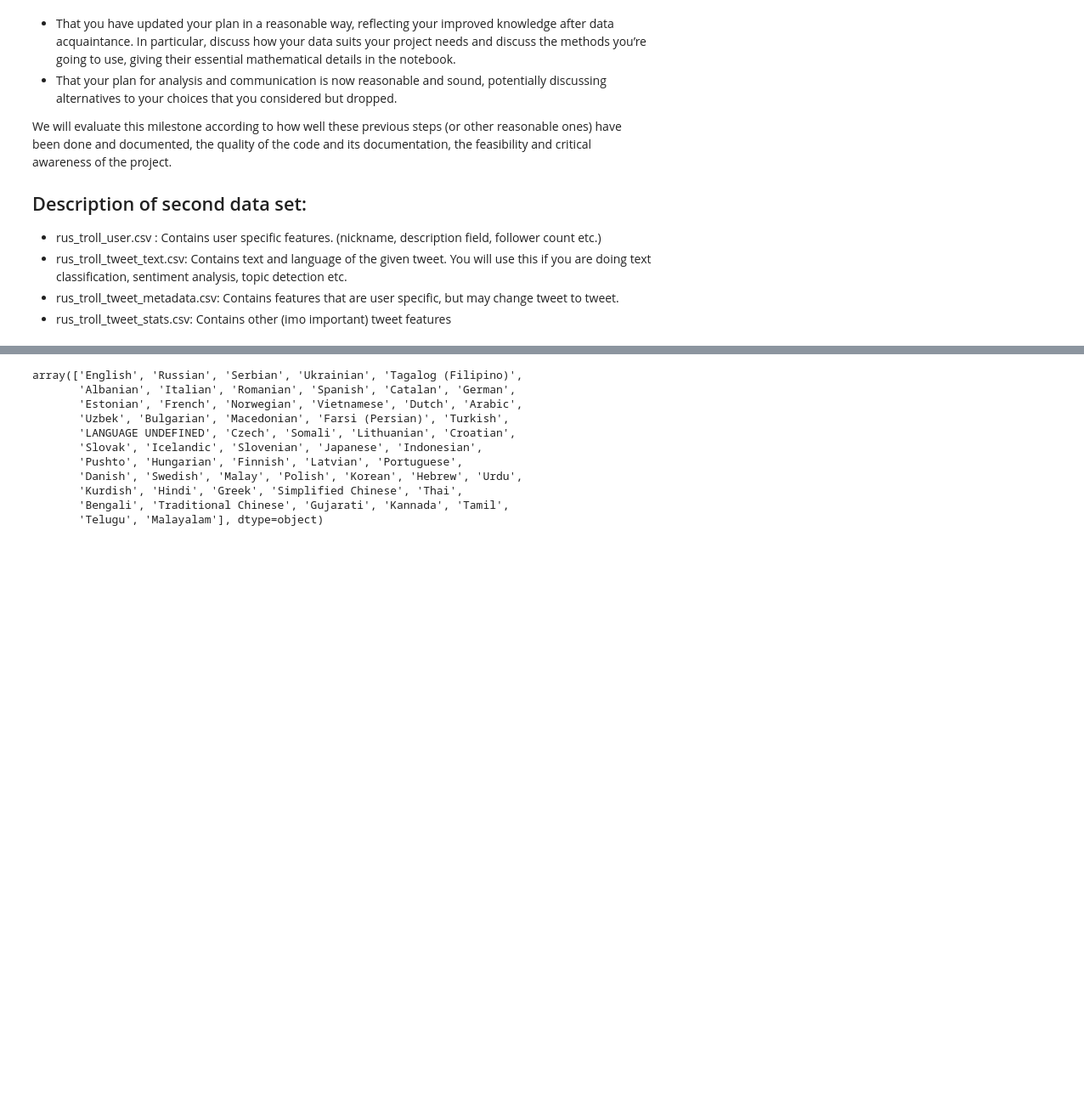
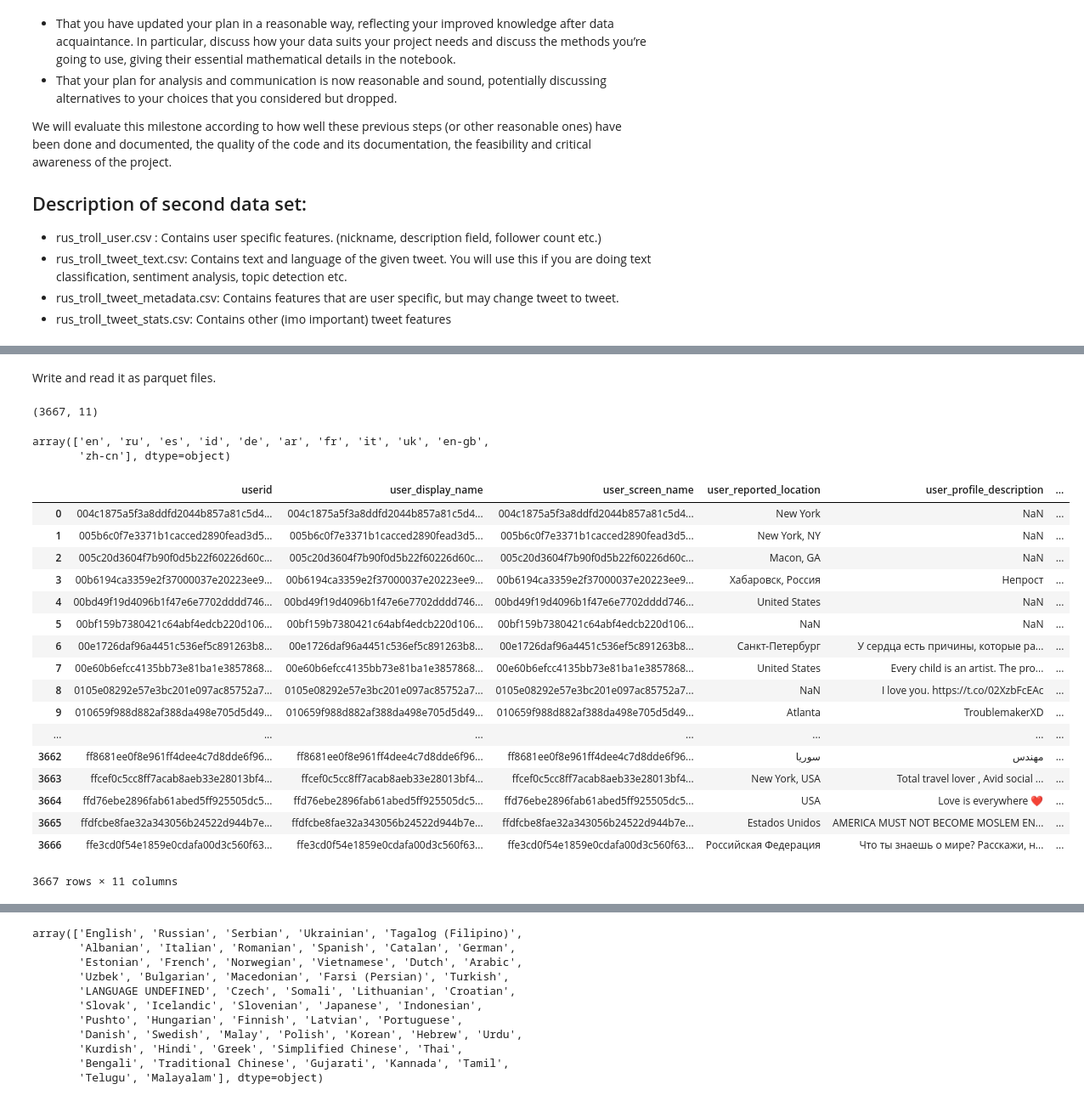
Before and after one commit to haakonms/ADAproject, a Jupyter notebook: TweetProjectSveen.ipynb, the cells around one changed output, grey strips where cells are left out. Shown: that part at 85% size. Cells and saved outputs as stored; diff of their text form; code cells hidden in the pictures; blank space fills up the shorter version.

```diff
--- a/TweetProjectSveen.ipynb
+++ b/TweetProjectSveen.ipynb
@@ -76,7 +79,7 @@ from pyspark.sql.types import *
 # %%
 data_folder = './data/'
 # %%
-zip_file = ZipFile('russian-troll-tweets.zip')
-zip_file_new = ZipFile("ira_tweets_new.zip")
+zip_file = ZipFile('ira_tweets_new.zip')
+zip_file_new = ZipFile("New_russian_tweets.zip")
 data = pd.DataFrame()
 new_data = pd.DataFrame()
@@ -102,0 +98,5 @@ data.head(10)
+# %%
+new_troll_user = pd.read_csv(zip_file_new.open("rus_troll_user.csv"))
+new_troll_text = pd.read_csv(zip_file_new.open("rus_troll_tweet_metadata.csv"))
+new_troll_metadata = pd.read_csv(zip_file_new.open("rus_troll_tweet_text.csv"))
+new_troll_stats = pd.read_csv(zip_file_new.open("rus_troll_tweet_stats.csv"))
@@ -102,0 +140,2 @@ data.head(10)
+# %% [markdown]
+Write and read it as parquet files.
@@ -102,0 +148,31 @@ data.head(10)
+# %%
+new_troll_user.head(20)
+display(new_troll_user.shape)
+new_troll_text.shape
+# %% [output]
+(3667, 11)
+# %%
+display(new_troll_user["account_language"].unique())
+#new_troll_user["account_language"].drop
+new_troll_user
+# %% [output]
+array(['en', 'ru', 'es', 'id', 'de', 'ar', 'fr', 'it', 'uk', 'en-gb',
+       'zh-cn'], dtype=object)
+|  | userid | user_display_name | user_screen_name | user_reported_location | user_profile_description | ... |
+| 0 | 004c1875a5f3a8ddfd2044b857a81c5d4... | 004c1875a5f3a8ddfd2044b857a81c5d4... | 004c1875a5f3a8ddfd2044b857a81c5d4... | New York | NaN | ... |
+| 1 | 005b6c0f7e3371b1cacced2890fead3d5... | 005b6c0f7e3371b1cacced2890fead3d5... | 005b6c0f7e3371b1cacced2890fead3d5... | New York, NY | NaN | ... |
+| 2 | 005c20d3604f7b90f0d5b22f60226d60c... | 005c20d3604f7b90f0d5b22f60226d60c... | 005c20d3604f7b90f0d5b22f60226d60c... | Macon, GA | NaN | ... |
+| 3 | 00b6194ca3359e2f37000037e20223ee9... | 00b6194ca3359e2f37000037e20223ee9... | 00b6194ca3359e2f37000037e20223ee9... | Хабаровск, Россия | Непрост | ... |
+| 4 | 00bd49f19d4096b1f47e6e7702dddd746... | 00bd49f19d4096b1f47e6e7702dddd746... | 00bd49f19d4096b1f47e6e7702dddd746... | United States | NaN | ... |
+| 5 | 00bf159b7380421c64abf4edcb220d106... | 00bf159b7380421c64abf4edcb220d106... | 00bf159b7380421c64abf4edcb220d106... | NaN | NaN | ... |
+| 6 | 00e1726daf96a4451c536ef5c891263b8... | 00e1726daf96a4451c536ef5c891263b8... | 00e1726daf96a4451c536ef5c891263b8... | Санкт-Петербург | У сердца есть причины, которые ра... | ... |
+| 7 | 00e60b6efcc4135bb73e81ba1e3857868... | 00e60b6efcc4135bb73e81ba1e3857868... | 00e60b6efcc4135bb73e81ba1e3857868... | United States | Every child is an artist. The pro... | ... |
+| 8 | 0105e08292e57e3bc201e097ac85752a7... | 0105e08292e57e3bc201e097ac85752a7... | 0105e08292e57e3bc201e097ac85752a7... | NaN | I love you. https://t.co/02XzbFcEAc | ... |
+| 9 | 010659f988d882af388da498e705d5d49... | 010659f988d882af388da498e705d5d49... | 010659f988d882af388da498e705d5d49... | Atlanta | TroublemakerXD | ... |
+| ... | ... | ... | ... | ... | ... | ... |
+| 3662 | ff8681ee0f8e961ff4dee4c7d8dde6f96... | ff8681ee0f8e961ff4dee4c7d8dde6f96... | ff8681ee0f8e961ff4dee4c7d8dde6f96... | سوريا | مهندس | ... |
+| 3663 | ffcef0c5cc8ff7acab8aeb33e28013bf4... | ffcef0c5cc8ff7acab8aeb33e28013bf4... | ffcef0c5cc8ff7acab8aeb33e28013bf4... | New York, USA | Total travel lover , Avid social ... | ... |
+| 3664 | ffd76ebe2896fab61abed5ff925505dc5... | ffd76ebe2896fab61abed5ff925505dc5... | ffd76ebe2896fab61abed5ff925505dc5... | USA | Love is everywhere ❤ | ... |
+| 3665 | ffdfcbe8fae32a343056b24522d944b7e... | ffdfcbe8fae32a343056b24522d944b7e... | ffdfcbe8fae32a343056b24522d944b7e... | Estados Unidos | AMERICA MUST NOT BECOME MOSLEM EN... | ... |
+| 3666 | ffe3cd0f54e1859e0cdafa00d3c560f63... | ffe3cd0f54e1859e0cdafa00d3c560f63... | ffe3cd0f54e1859e0cdafa00d3c560f63... | Российская Федерация | Что ты знаешь о мире? Расскажи, н... | ... |
+3667 rows × 11 columns
```
Also changed, not shown: parts of 15 cells of this notebook.
